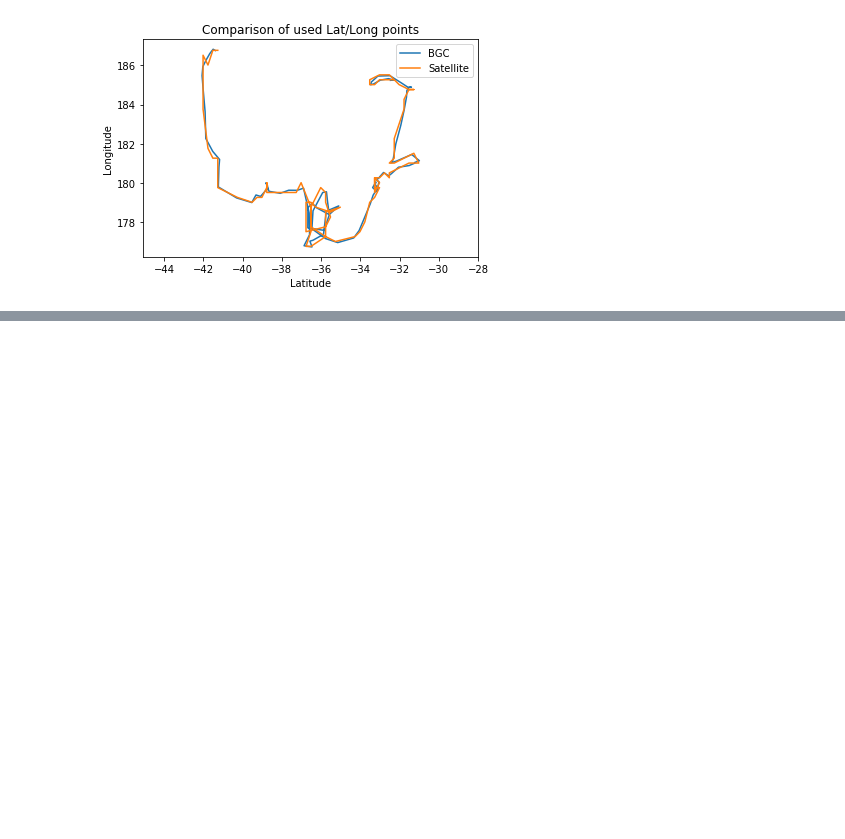
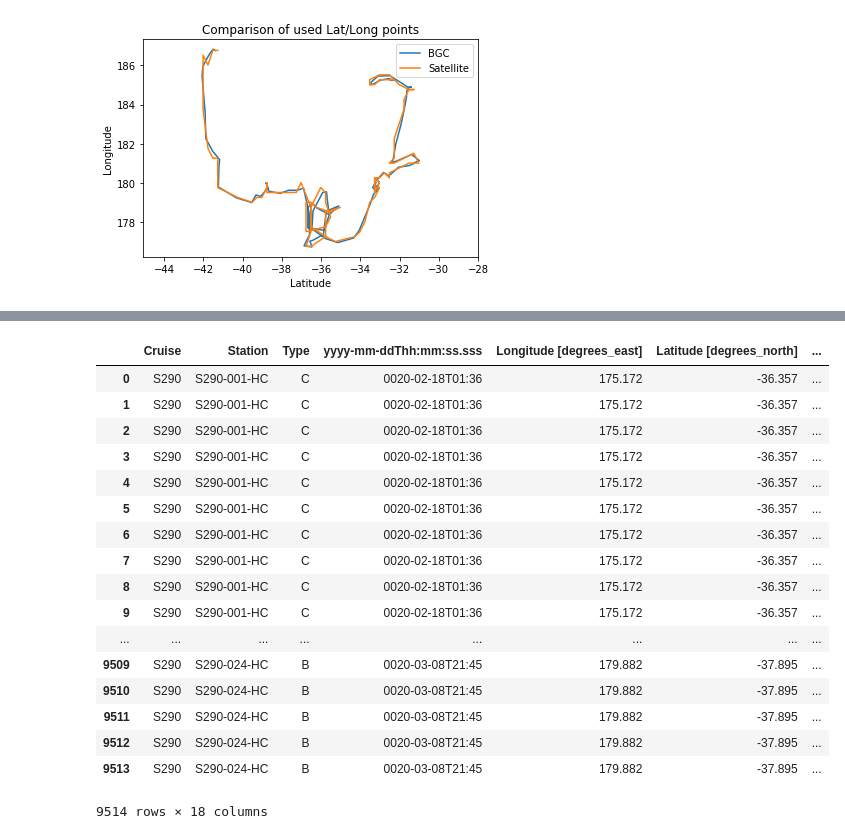
Before and after one commit to AmyPhung/chl-a-comparison, a Jupyter notebook: Workbook4.ipynb, the cells around one changed output, grey strips where cells are left out. Saved outputs shown, nothing was run; the diff lists cells and outputs as text; code cells hidden in the pictures; blank space fills up the shorter version.

```diff
--- a/Workbook4.ipynb
+++ b/Workbook4.ipynb
@@ -305,0 +385,23 @@ Data source should also go in methods
+# %%
+# Apply best fit line to full dataset
+ctd_df["Calculated Chl-A"] = ctd_df["Chl a Fluorescence [V]"].apply(fit_line)
+ctd_df
+# %% [output]
+|  | Cruise | Station | Type | yyyy-mm-ddThh:mm:ss.sss | Longitude [degrees_east] | Latitude [degrees_north] | ... |
+| 0 | S290 | S290-001-HC | C | 0020-02-18T01:36 | 175.172 | -36.357 | ... |
+| 1 | S290 | S290-001-HC | C | 0020-02-18T01:36 | 175.172 | -36.357 | ... |
+| 2 | S290 | S290-001-HC | C | 0020-02-18T01:36 | 175.172 | -36.357 | ... |
+| 3 | S290 | S290-001-HC | C | 0020-02-18T01:36 | 175.172 | -36.357 | ... |
+| 4 | S290 | S290-001-HC | C | 0020-02-18T01:36 | 175.172 | -36.357 | ... |
+| 5 | S290 | S290-001-HC | C | 0020-02-18T01:36 | 175.172 | -36.357 | ... |
+| 6 | S290 | S290-001-HC | C | 0020-02-18T01:36 | 175.172 | -36.357 | ... |
+| 7 | S290 | S290-001-HC | C | 0020-02-18T01:36 | 175.172 | -36.357 | ... |
+| 8 | S290 | S290-001-HC | C | 0020-02-18T01:36 | 175.172 | -36.357 | ... |
+| 9 | S290 | S290-001-HC | C | 0020-02-18T01:36 | 175.172 | -36.357 | ... |
+| ... | ... | ... | ... | ... | ... | ... | ... |
+| 9509 | S290 | S290-024-HC | B | 0020-03-08T21:45 | 179.882 | -37.895 | ... |
+| 9510 | S290 | S290-024-HC | B | 0020-03-08T21:45 | 179.882 | -37.895 | ... |
+| 9511 | S290 | S290-024-HC | B | 0020-03-08T21:45 | 179.882 | -37.895 | ... |
+| 9512 | S290 | S290-024-HC | B | 0020-03-08T21:45 | 179.882 | -37.895 | ... |
+| 9513 | S290 | S290-024-HC | B | 0020-03-08T21:45 | 179.882 | -37.895 | ... |
+9514 rows × 18 columns
```
Also changed, not shown: parts of 12 cells of this notebook.
